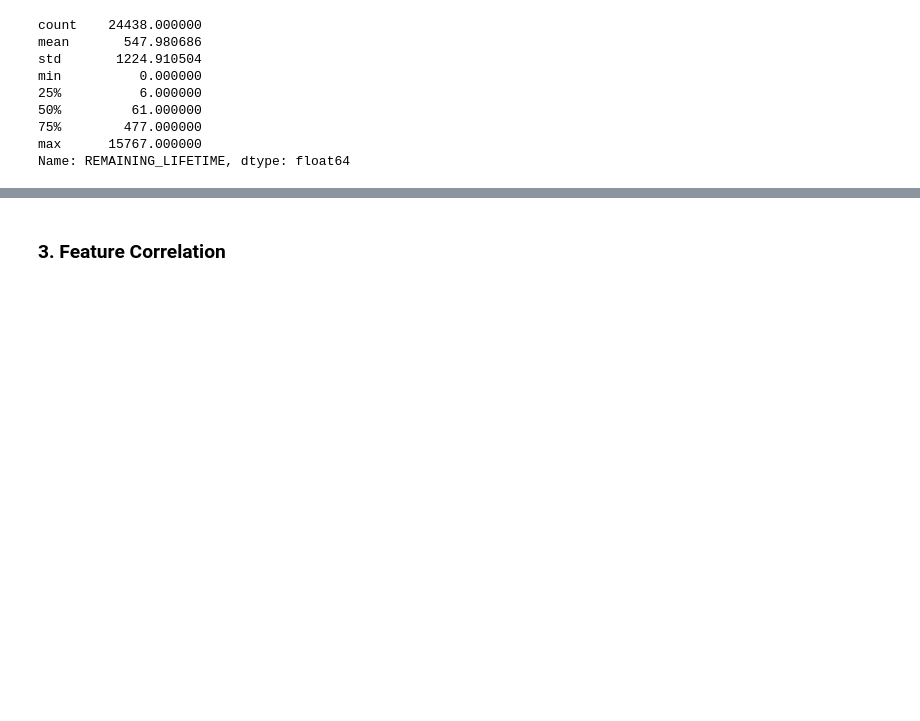
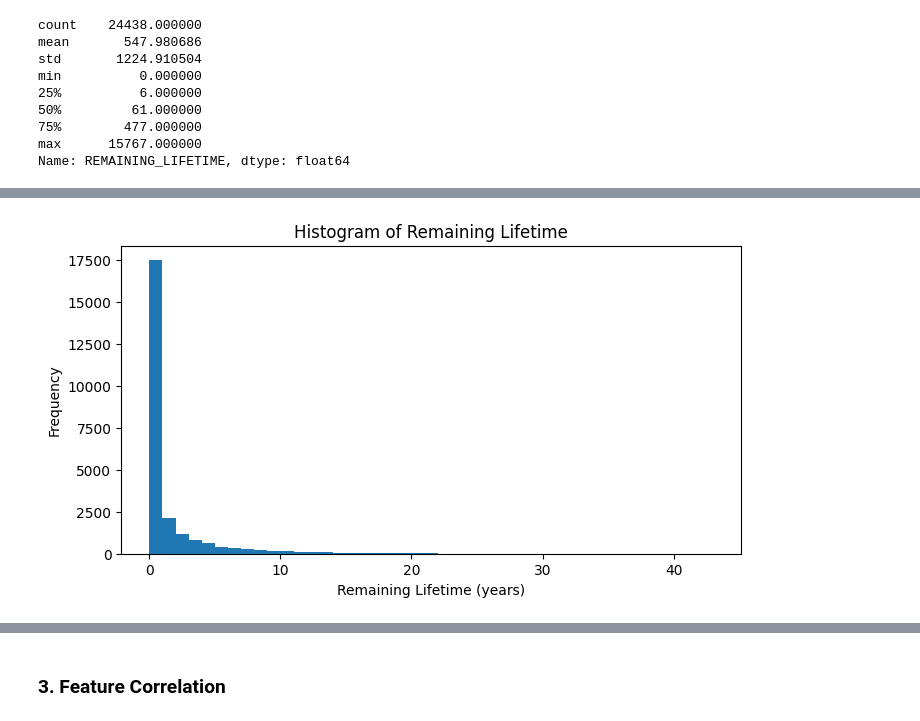
Before and after one commit to brianna404/BA_SpaceDebrisLifetimePrediction, a Jupyter notebook: Code/DataPreparation5_Analysis.ipynb, the cells around one changed output, grey strips where cells are left out. Cells and saved outputs as stored; diff of their text form; code cells hidden in the pictures; blank space fills up the shorter version.

```diff
--- a/Code/DataPreparation5_Analysis.ipynb
+++ b/Code/DataPreparation5_Analysis.ipynb
@@ -113,3 +113,13 @@ plt.show()
+# %%
+# create histogram of remaining lifetime in years
+plt.figure(figsize=(8, 4))
+plt.hist(debris_df['REMAINING_LIFETIME']/365, bins=np.arange(0, max(debris_df['REMAINING_LIFETIME']/365), 1))
+plt.xlabel('Remaining Lifetime (years)')
+plt.ylabel('Frequency')
+plt.title('Histogram of Remaining Lifetime')
+plt.show()
+# %% [output]
+[figure, added]
 # %%
 # Create the scatter plot
 plt.figure(figsize=(10, 6))
```
Also changed, not shown: parts of 2 cells of this notebook, 40 other files.
